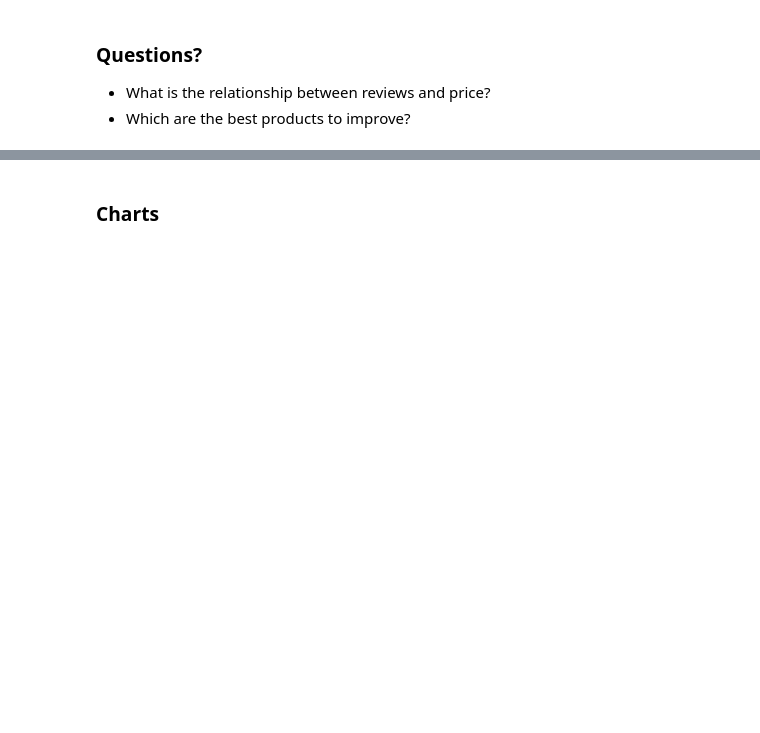
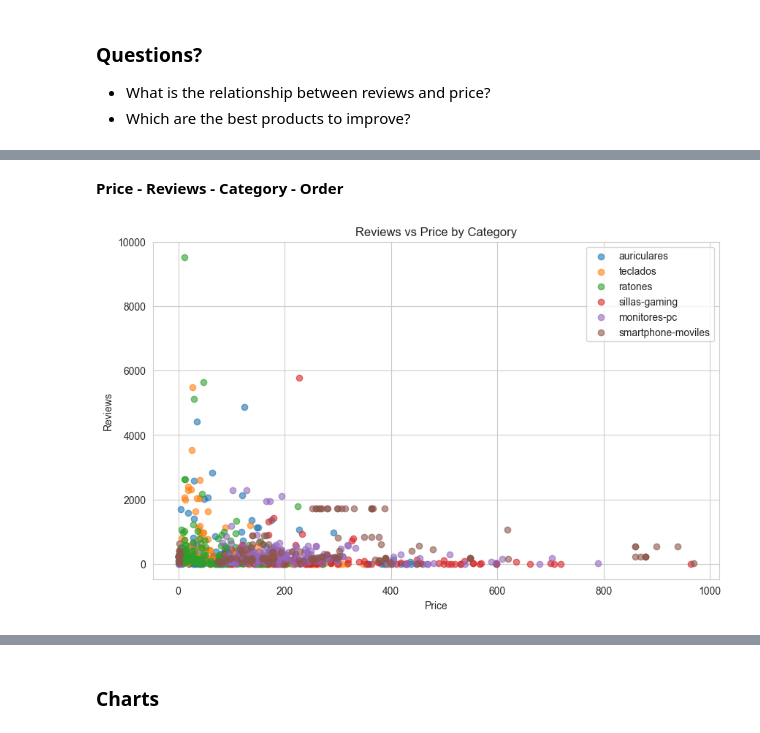
Before and after one commit to BrianValdiviesoDev/reviewshub, a Jupyter notebook: scrapper/services/pccom.ipynb, the cells around one changed output, grey strips where cells are left out. Saved outputs shown, nothing was run; the diff lists cells and outputs as text; code cells hidden in the pictures; blank space fills up the shorter version.

```diff
--- a/scrapper/services/pccom.ipynb
+++ b/scrapper/services/pccom.ipynb
@@ -231,0 +232,22 @@ Mean reviews: 16.428571428571427
+# %% [markdown]
+__Price - Reviews - Category - Order__
+# %%
+# Set the style of the plot
+sns.set_style("whitegrid")
+
+# Create a scatter plot
+plt.figure(figsize=(10, 6))
+
+# Iterate over unique categories
+for category in uniqueProducts['category'].unique():
+    category_data = uniqueProducts[uniqueProducts['category'] == category]
+    plt.scatter(category_data['price'], category_data['reviews'], label=category, alpha=0.6)
+
+# Add labels and title
+plt.xlabel('Price')
+plt.ylabel('Reviews')
+plt.title('Reviews vs Price by Category')
+plt.legend()
+plt.show()
+# %% [output]
+[figure, added]
```
Also changed, not shown: parts of 47 cells of this notebook, 1 other file.
